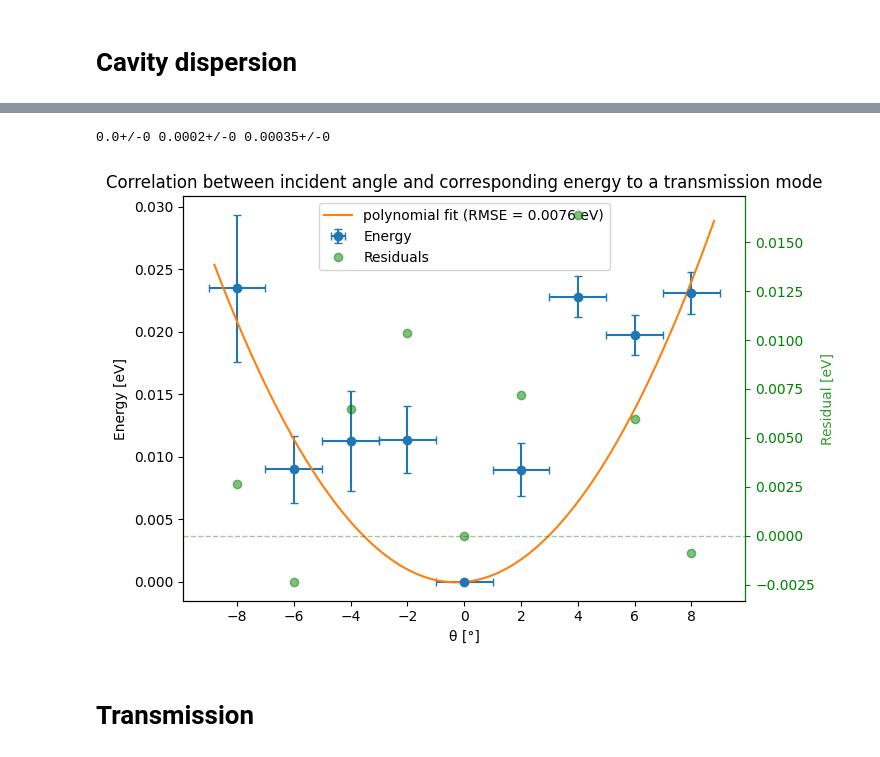
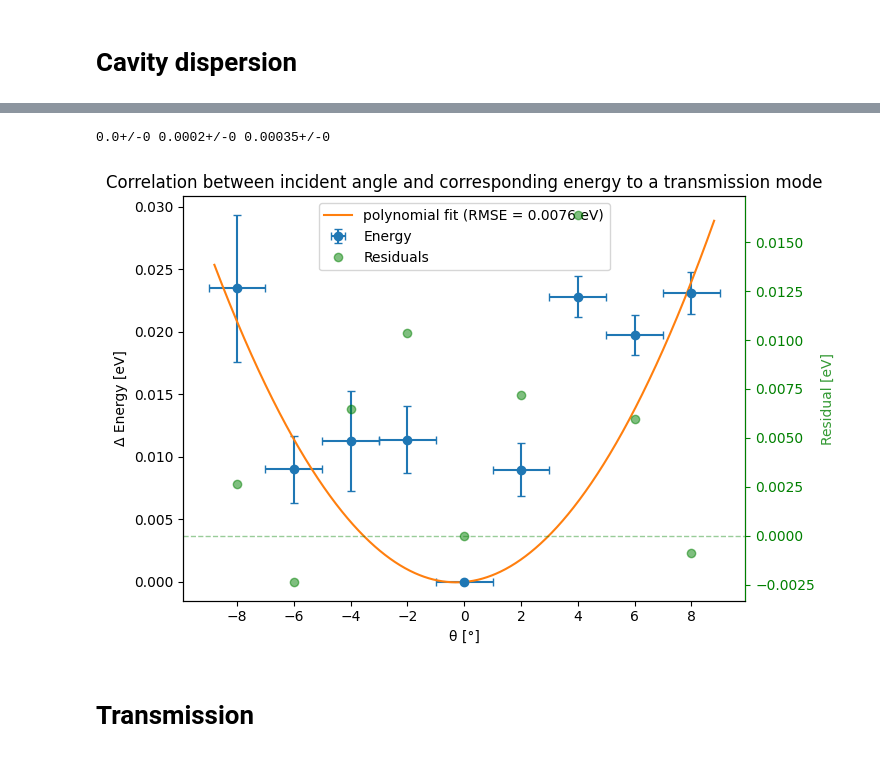
Before and after one commit to Mhfd10/P2_ETHZ_SS26, a Jupyter notebook: Spectroscopy_3/main.ipynb, the cells around one changed output, grey strips where cells are left out. Drawn from its saved outputs; the diff is of its cells as text; code cells hidden in the pictures.

Commit message:
changed cavity graph

```diff
--- a/Spectroscopy_3/main.ipynb
+++ b/Spectroscopy_3/main.ipynb
@@ -353,7 +353,7 @@ fit_plot, = ax1.plot(
 )
 
 ax1.set_xlabel('θ [°]')
-ax1.set_ylabel('Energy [eV]')
+ax1.set_ylabel('Δ Energy [eV]')
 
 # Secondary axis: residuals
 ax2 = ax1.twinx()
@@ -409,5 +409,5 @@ plt.show()
 0.0+/-0 0.0002+/-0 0.00035+/-0
-[figure, old version]
+[figure, new version]
 # %% [markdown]
 # Transmission
 # %%
```
Also changed, not shown: parts of 5 cells of this notebook, 1 other file.
